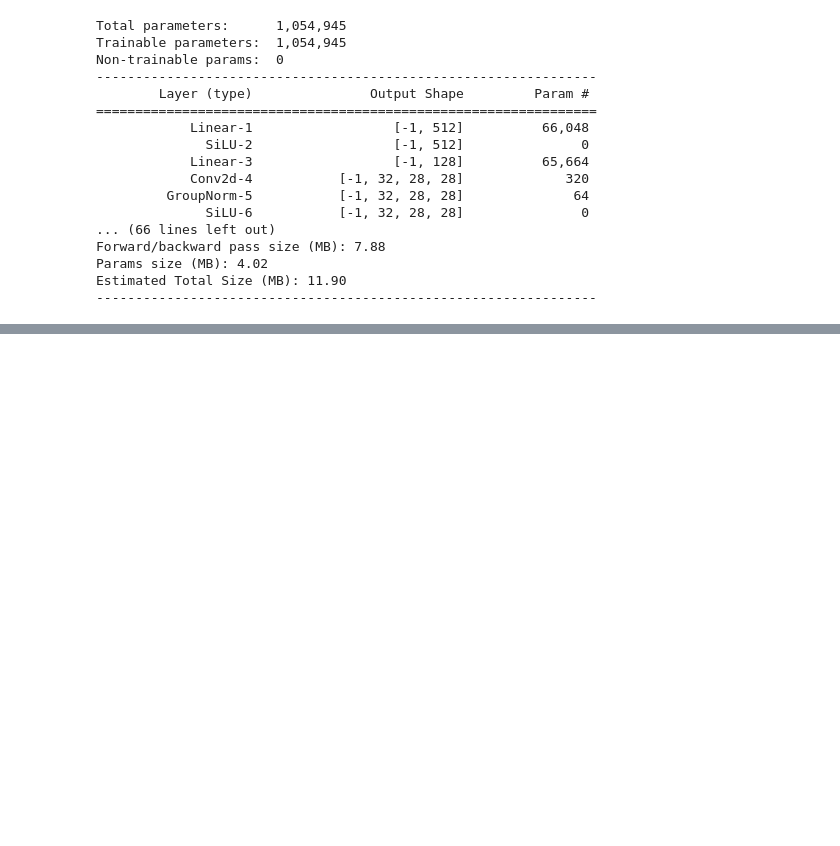
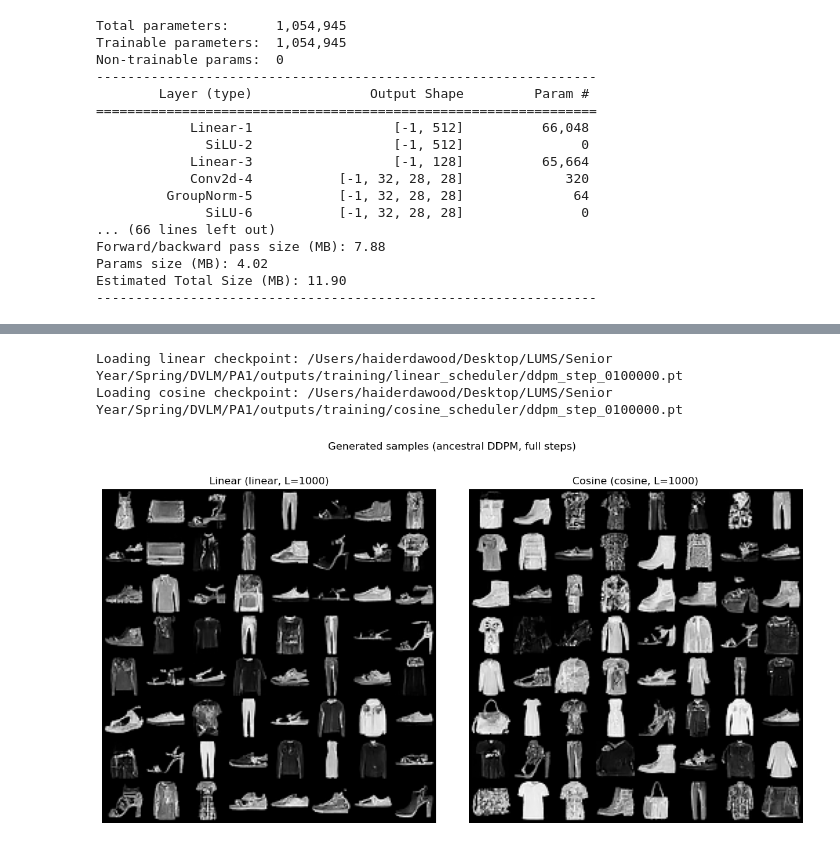
Before and after one commit to HaiderDawoodKhan/DDPM-From-Scratch, a Jupyter notebook: visualizations.ipynb, the cells around one changed output, grey strips where cells are left out. Cells and saved outputs as stored; diff of their text form; code cells hidden in the pictures; blank space fills up the shorter version.

```diff
--- a/visualizations.ipynb
+++ b/visualizations.ipynb
@@ -215,31 +329,53 @@ Estimated Total Size (MB): 11.90
+# %%
+# Full ancestral sampling with latest checkpoints and side-by-side visualization
+
+if not ckpts_linear or not ckpts_cosine:
+    print('Missing checkpoint(s). Train both linear and cosine runs, then rerun this cell.')
+else:
+    ckpt_path_linear = ckpts_linear[-1]
+    ckpt_path_cosine = ckpts_cosine[-1]
+    print('Loading linear checkpoint:', ckpt_path_linear)
+    print('Loading cosine checkpoint:', ckpt_path_cosine)
+
+    model_linear, buffers_linear, L_linear, sched_linear = load_latest_checkpoint(ckpt_path_linear)
+    model_cosine, buffers_cosine, L_cosine, sched_cosine = load_latest_checkpoint(ckpt_path_cosine)
+
+    seed = 123
+    samples_linear, _ = ancestral_sample(
+        model=model_linear,
+        buffers=buffers_linear,
+        shape=(64, 1, 28, 28),
+        device=device,
+        capture_every=None,
+        seed=seed,
+    )
+    samples_cosine, _ = ancestral_sample(
+        model=model_cosine,
+        buffers=buffers_cosine,
+        shape=(64, 1, 28, 28),
+        device=device,
+        capture_every=None,
+        seed=seed,
+    )
+# %% [output]
+Loading linear checkpoint: /Users/haiderdawood/Desktop/LUMS/Senior Year/Spring/DVLM/PA1/outputs/training/linear_scheduler/ddpm_step_0100000.pt
+Loading cosine checkpoint: /Users/haiderdawood/Desktop/LUMS/Senior Year/Spring/DVLM/PA1/outputs/training/cosine_scheduler/ddpm_step_0100000.pt
 # %%
-# Optional: load latest checkpoint and generate sample grid
-ckpt_dir = ROOT / 'outputs' / 'checkpoints'
-ckpts = sorted(ckpt_dir.glob('ddpm_step_*.pt'))
+grid_linear = utils.make_grid(((samples_linear.detach().cpu() + 1) / 2).clamp(0, 1), nrow=8)
+grid_cosine = utils.make_grid(((samples_cosine.detach().cpu() + 1) / 2).clamp(0, 1), nrow=8)
 
-if not ckpts:
-    print('No checkpoint found in outputs/checkpoints. Train first, then rerun this cell.')
-else:
-    ckpt_path = ckpts[-1]
-    print('Loading checkpoint:', ckpt_path)
-    ckpt = torch.load(ckpt_path, map_location=device)
+fig, axes = plt.subplots(1, 2, figsize=(12, 6))
+axes[0].imshow(grid_linear.permute(1, 2, 0).squeeze(), cmap='gray')
+axes[0].axis('off')
+axes[0].set_title(f'Linear ({sched_linear}, L={L_linear})')
 
-    model = SmallUNet(in_channels=1, out_channels=1, channel_multipliers=(32, 64, 128), time_emb_dim=128).to(device)
-    model.load_state_dict(ckpt['model'])
-    model.eval()
+axes[1].imshow(grid_cosine.permute(1, 2, 0).squeeze(), cmap='gray')
+axes[1].axis('off')
+axes[1].set_title(f'Cosine ({sched_cosine}, L={L_cosine})')
 
-    final_samples, _ = ancestral_sample(
-        model=model,
-        buffers=buffers,
-        shape=(64, 1, 28, 28),
-        device=device,
-        capture_every=None,
-    )
-
-    grid_gen = utils.make_grid(((final_samples.detach().cpu() + 1) / 2).clamp(0, 1), nrow=8)
-    plt.figure(figsize=(8, 8))
-    plt.imshow(grid_gen.permute(1, 2, 0).squeeze(), cmap='gray')
-    plt.axis('off')
-    plt.title('Generated samples (ancestral DDPM, full 1000 steps)')
-    plt.show()
+plt.suptitle('Generated samples (ancestral DDPM, full steps)', y=1.05)
+plt.tight_layout()
+plt.show()
+# %% [output]
+[figure, added]
 # %%
```
Also changed, not shown: parts of 20 cells of this notebook, 15 other files.
